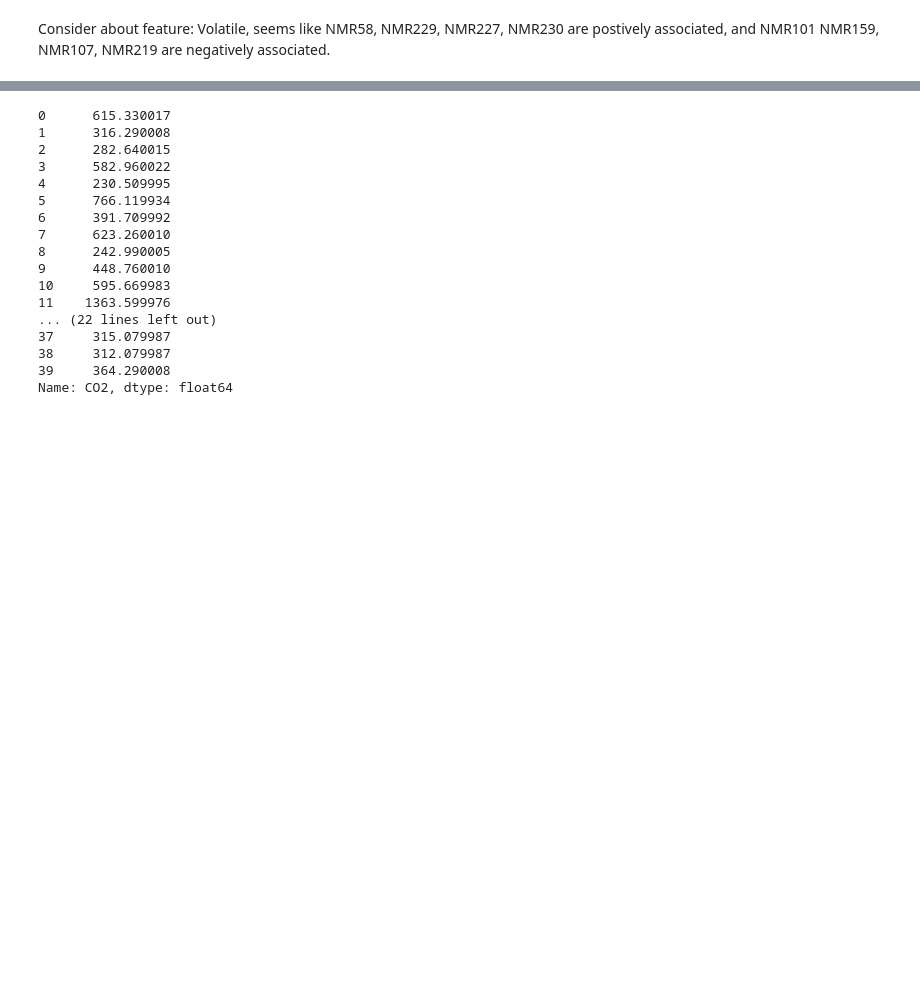
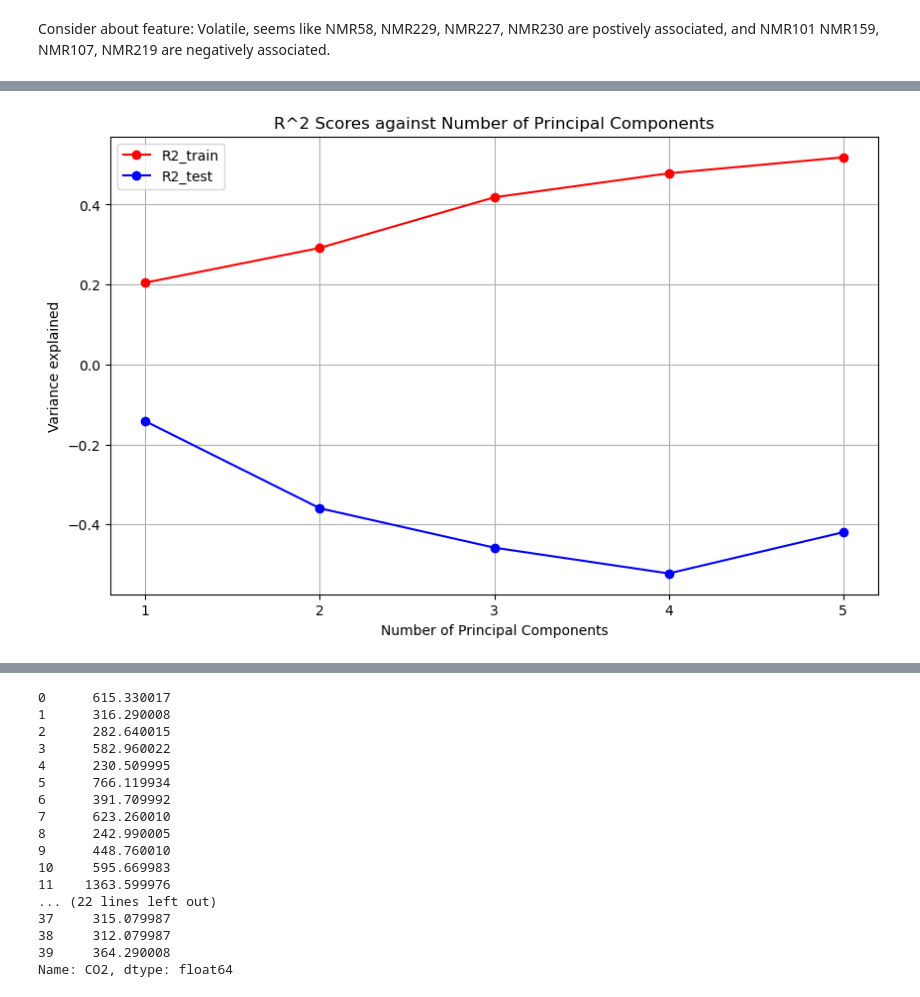
Before and after one commit to Jadelu03/M3, a Jupyter notebook: PLS.ipynb, the cells around one changed output, grey strips where cells are left out. Cells and saved outputs as stored; diff of their text form; code cells hidden in the pictures; blank space fills up the shorter version.

```diff
--- a/PLS.ipynb
+++ b/PLS.ipynb
@@ -219,0 +547,87 @@ ax.axhline(y=0, linestyle='--', color='red', linewidth=2)
+# %%
+import numpy as np
+import matplotlib.pyplot as plt
+from sklearn.model_selection import train_test_split, cross_val_predict
+from sklearn.metrics import r2_score, mean_squared_error
+from sklearn.cross_decomposition import PLSRegression
+
+# Data splitting
+X_train, X_test, y_train, y_test = train_test_split(X_scaled, y_scaled, test_size=0.3, random_state=42)
+
+# Perform PLS with n components
+n_comp = 5
+pls = PLSRegression(n_components=n_comp)
+pls.fit(X_train, y_train)
+
+# Transform training and test sets
+X_train_pls = pls.transform(X_train)
+X_test_pls = pls.transform(X_test)
+
+# Lists to store R2 scores and MSE scores
+R2_train_scores = []
+R2_test_scores = []
+MSE_train_scores = []
+MSE_test_scores = []
+Q2_scores = []
+
+# Train and calculate R2 for each principal component
+for i in range(1, n_comp + 1):
+    model = PLSRegression(n_components=i)
+    model.fit(X_train_pls[:, :i], y_train)  # Train on the first i components
+
+    # Predictions
+    y_train_pred = model.predict(X_train_pls[:, :i])
+    y_test_pred = model.predict(X_test_pls[:, :i])
+
+    # Calculate R2 and MSE for train and test sets
+    R2_train_scores.append(r2_score(y_train, y_train_pred))
+    R2_test_scores.append(r2_score(y_test, y_test_pred))
+    MSE_train_scores.append(mean_squared_error(y_train, y_train_pred))
+    MSE_test_scores.append(mean_squared_error(y_test, y_test_pred))
+
+    # Cross-validation for Q2 calculation
+    y_cv_pred = cross_val_predict(pls, X_train, y_train, cv=5)
+    y_train = np.array(y_train)
+    ss_res = sum((y_train - y_cv_pred) ** 2)
+    ss_total = sum((y_train - y_train.mean()) ** 2)
+    q2 = 1 - ss_res / ss_total
+    Q2_scores.append(q2)
+
+# Plotting R2 train and test
+plt.figure(figsize=(10, 6))
+plt.plot(range(1, len(R2_train_scores) + 1), R2_train_scores, marker='o', label='R2_train', color='red')
+plt.plot(range(1, len(R2_test_scores) + 1), R2_test_scores, marker='o', label='R2_test', color='blue')
+plt.title('R^2 Scores against Number of Principal Components')
+plt.xlabel('Number of Principal Components')
+plt.ylabel('Variance explained')
+plt.xticks(range(1, len(R2_train_scores) + 1))
+plt.grid()
+plt.legend()
+plt.show()
+
+# Plotting MSE train and test
+plt.figure(figsize=(10, 6))
+plt.plot(range(1, len(MSE_train_scores) + 1), MSE_train_scores, marker='o', label='MSE_train', color='red')
+plt.plot(range(1, len(MSE_test_scores) + 1), MSE_test_scores, marker='o', label='MSE_test', color='blue')
+plt.title('MSE Scores against Number of Principal Components')
+plt.xlabel('Number of Principal Components')
+plt.ylabel('Mean Squared Error')
+plt.xticks(range(1, len(MSE_train_scores) + 1))
+plt.grid()
+plt.legend()
+plt.show()
+
+# Plotting R2 and Q2
+plt.figure(figsize=(10, 6))
+plt.plot(range(1, len(R2_train_scores) + 1), R2_train_scores, marker='o', label='R2_train', color='red')
+plt.plot(range(1, len(R2_test_scores) + 1), R2_test_scores, marker='o', label='R2_test', color='blue')
+plt.plot(range(1, len(Q2_scores) + 1), Q2_scores, marker='o', label='Q2', color='green')
+plt.title('R2 + Q2')
+plt.xlabel('Number of Principal Components')
+plt.ylabel('Variance explained')
+plt.xticks(range(1, len(R2_train_scores) + 1))
+plt.grid()
+plt.legend()
+plt.show()
+# %% [output]
+[figure, added]
```
Also changed, not shown: parts of 65 cells of this notebook, 2 other files.
